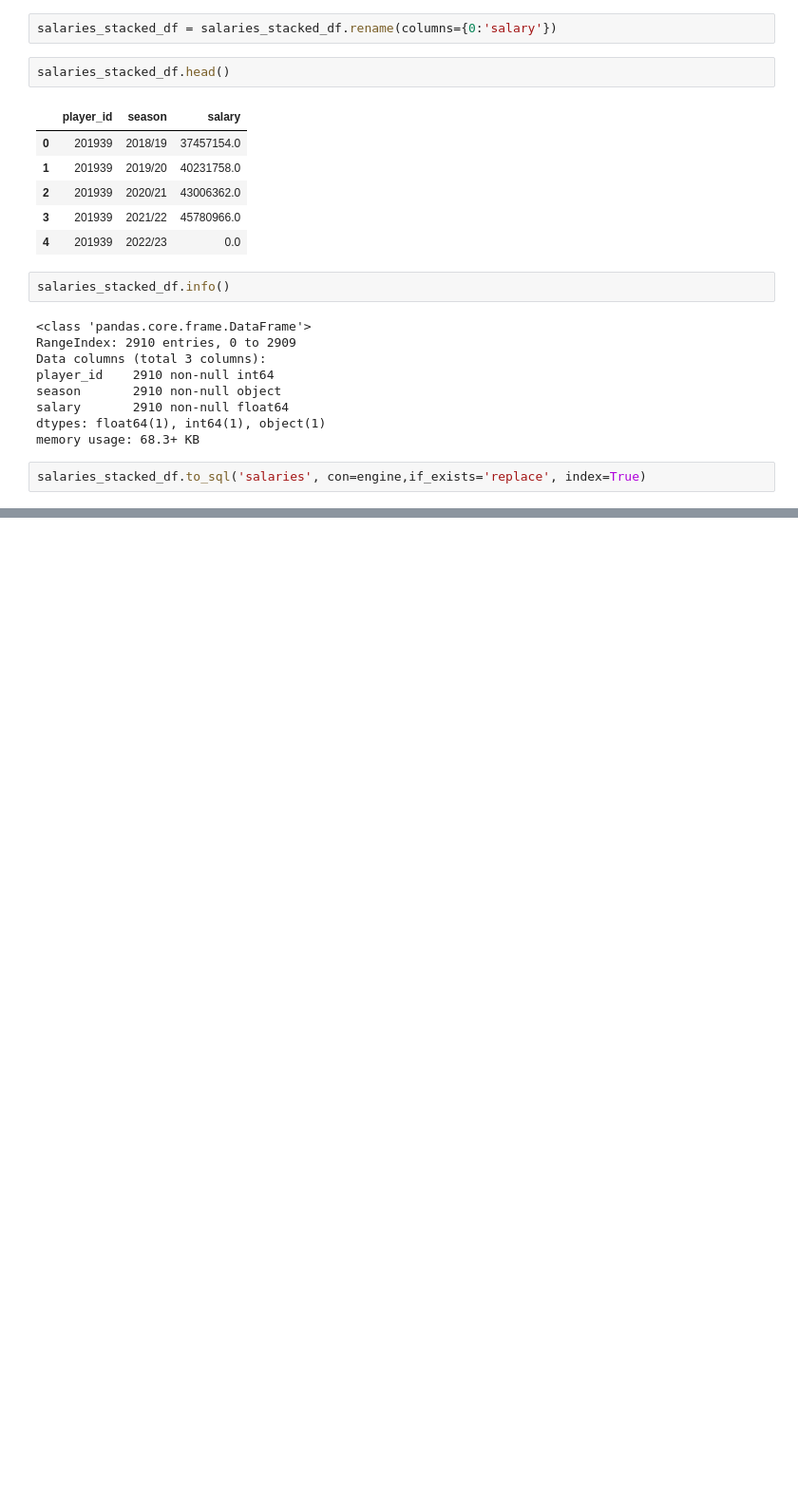
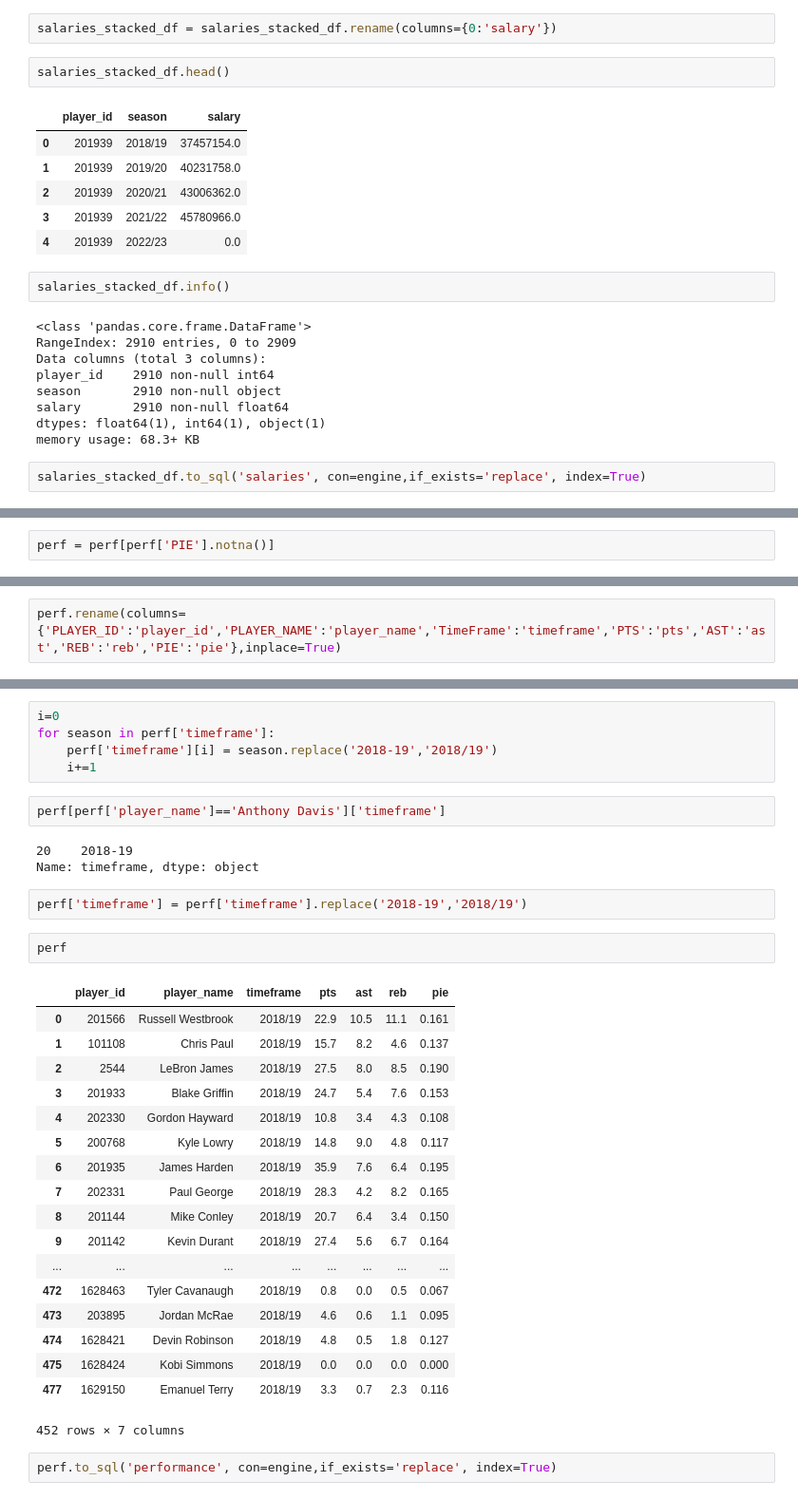
Before and after one commit to adriaferrer/Project3, a Jupyter notebook: Data_cleaning.ipynb, the cells around one changed output, grey strips where cells are left out. Shown at 95% size. Saved outputs shown, nothing was run; the diff lists cells and outputs as text; blank space fills up the shorter version.

```diff
--- a/Data_cleaning.ipynb
+++ b/Data_cleaning.ipynb
@@ -254,0 +543,2 @@ salaries_stacked_df.to_sql('salaries', con=engine,if_exists='replace', index=Tru
+# %%
+perf = perf[perf['PIE'].notna()]
@@ -254,0 +569,2 @@ salaries_stacked_df.to_sql('salaries', con=engine,if_exists='replace', index=Tru
+# %%
+perf.rename(columns={'PLAYER_ID':'player_id','PLAYER_NAME':'player_name','TimeFrame':'timeframe','PTS':'pts','AST':'ast','REB':'reb','PIE':'pie'},inplace=True)
@@ -254,0 +580,35 @@ salaries_stacked_df.to_sql('salaries', con=engine,if_exists='replace', index=Tru
+# %%
+i=0
+for season in perf['timeframe']:
+    perf['timeframe'][i] = season.replace('2018-19','2018/19')
+    i+=1
+# %%
+perf[perf['player_name']=='Anthony Davis']['timeframe']
+# %% [output]
+20    2018-19
+Name: timeframe, dtype: object
+# %%
+perf['timeframe'] = perf['timeframe'].replace('2018-19','2018/19')
+# %%
+perf
+# %% [output]
+|  | player_id | player_name | timeframe | pts | ast | reb | pie |
+| 0 | 201566 | Russell Westbrook | 2018/19 | 22.9 | 10.5 | 11.1 | 0.161 |
+| 1 | 101108 | Chris Paul | 2018/19 | 15.7 | 8.2 | 4.6 | 0.137 |
+| 2 | 2544 | LeBron James | 2018/19 | 27.5 | 8.0 | 8.5 | 0.190 |
+| 3 | 201933 | Blake Griffin | 2018/19 | 24.7 | 5.4 | 7.6 | 0.153 |
+| 4 | 202330 | Gordon Hayward | 2018/19 | 10.8 | 3.4 | 4.3 | 0.108 |
+| 5 | 200768 | Kyle Lowry | 2018/19 | 14.8 | 9.0 | 4.8 | 0.117 |
+| 6 | 201935 | James Harden | 2018/19 | 35.9 | 7.6 | 6.4 | 0.195 |
+| 7 | 202331 | Paul George | 2018/19 | 28.3 | 4.2 | 8.2 | 0.165 |
+| 8 | 201144 | Mike Conley | 2018/19 | 20.7 | 6.4 | 3.4 | 0.150 |
+| 9 | 201142 | Kevin Durant | 2018/19 | 27.4 | 5.6 | 6.7 | 0.164 |
+| ... | ... | ... | ... | ... | ... | ... | ... |
+| 472 | 1628463 | Tyler Cavanaugh | 2018/19 | 0.8 | 0.0 | 0.5 | 0.067 |
+| 473 | 203895 | Jordan McRae | 2018/19 | 4.6 | 0.6 | 1.1 | 0.095 |
+| 474 | 1628421 | Devin Robinson | 2018/19 | 4.8 | 0.5 | 1.8 | 0.127 |
+| 475 | 1628424 | Kobi Simmons | 2018/19 | 0.0 | 0.0 | 0.0 | 0.000 |
+| 477 | 1629150 | Emanuel Terry | 2018/19 | 3.3 | 0.7 | 2.3 | 0.116 |
+452 rows × 7 columns
+# %%
+perf.to_sql('performance', con=engine,if_exists='replace', index=True)
```
Also changed, not shown: parts of 49 cells of this notebook.
